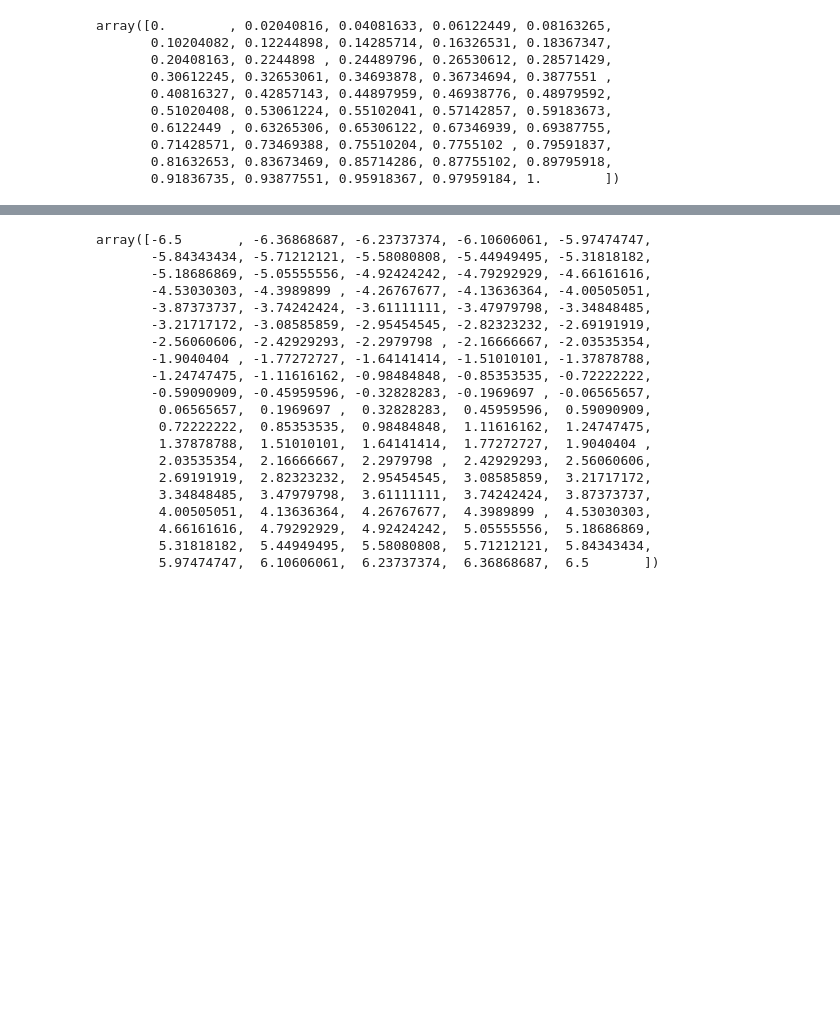
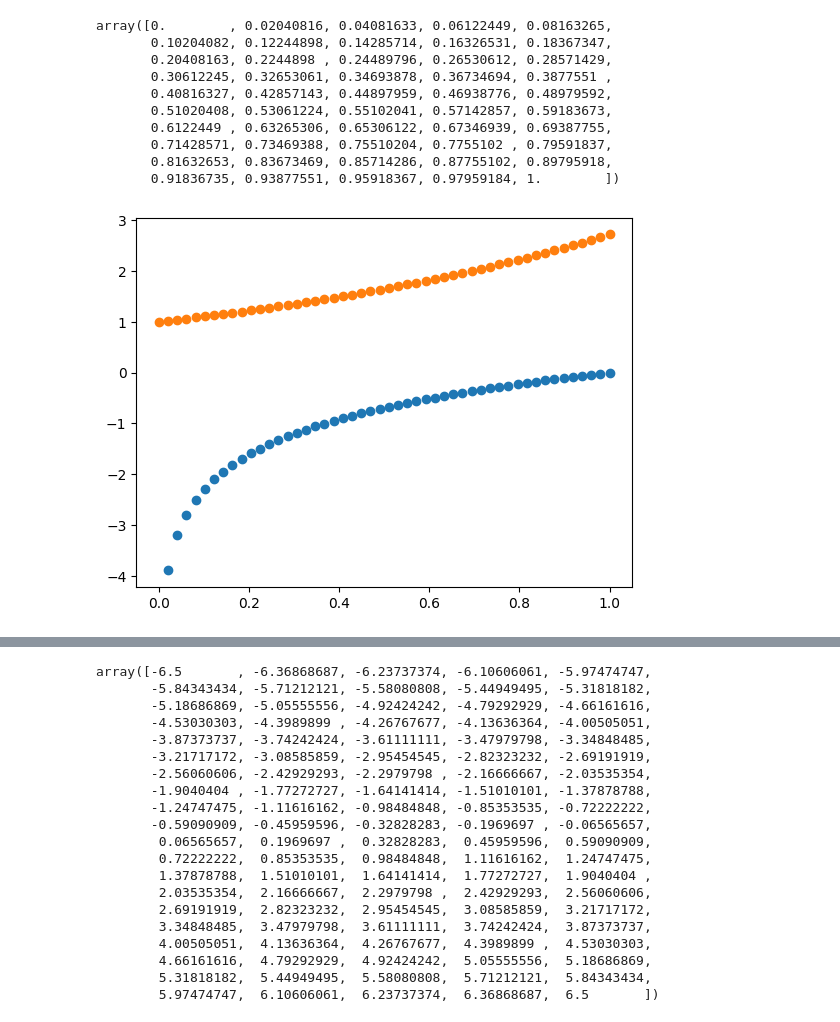
Before and after one commit to clairicelou/programming, a Jupyter notebook: assignment/assignment_programming.ipynb, the cells around one changed output, grey strips where cells are left out. Drawn from its saved outputs; the diff is of its cells as text; code cells hidden in the pictures; blank space fills up the shorter version.

```diff
--- a/assignment/assignment_programming.ipynb
+++ b/assignment/assignment_programming.ipynb
@@ -72,4 +72,10 @@ array([0.        , 0.02040816, 0.04081633, 0.06122449, 0.08163265,
 # %%
 y = np.log(x)
 z = np.exp(x)
+# %%
+plt.scatter(x,y)
+plt.scatter(x,z)
+plt.show()
+# %% [output]
+[figure, added]
 # %%
```
Also changed, not shown: parts of 6 cells of this notebook.
